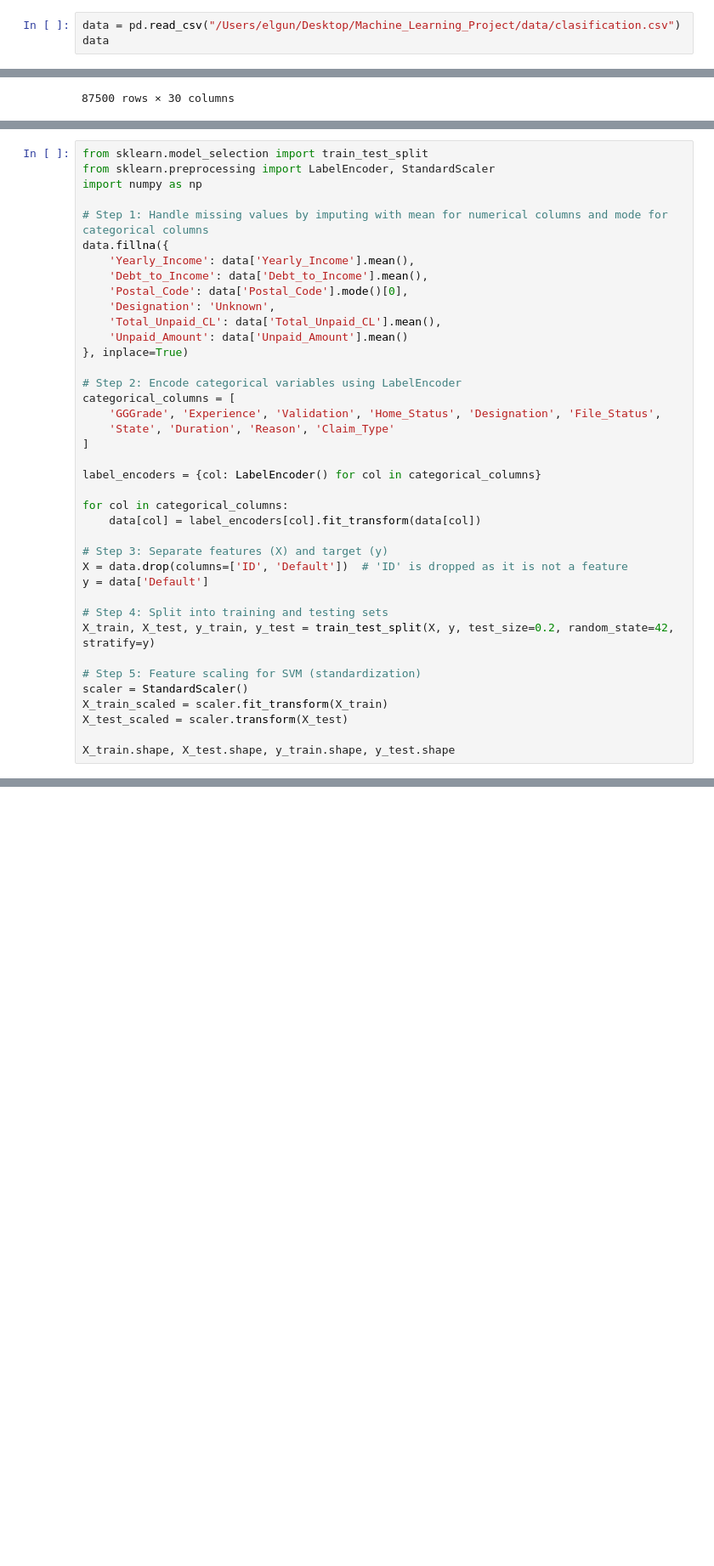
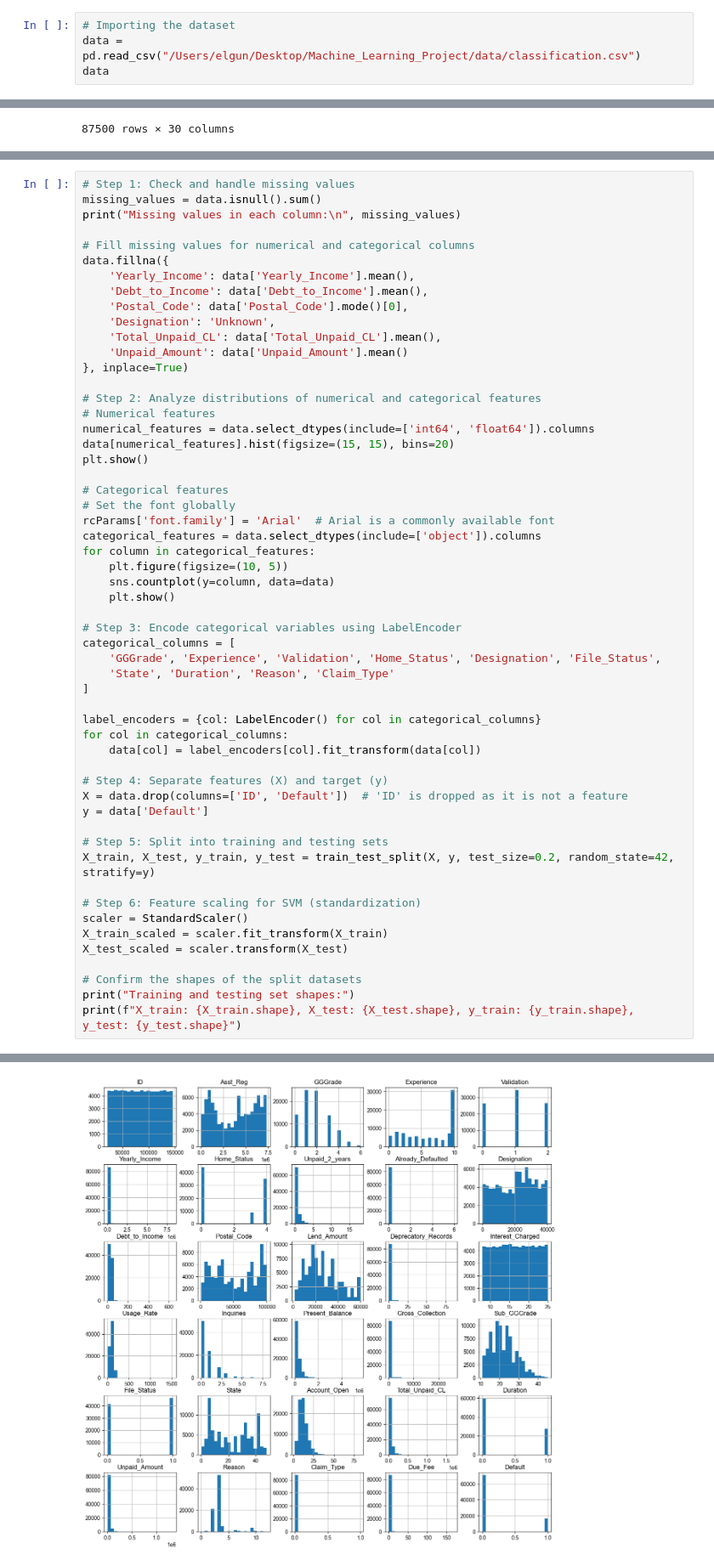
Before and after one commit to elgunismayil0v/Machine_Learning_Project, a Jupyter notebook: Machine_Learning_1/Clasification.ipynb, the cells around one changed output, grey strips where cells are left out. Shown at 85% size. Saved outputs shown, nothing was run; the diff lists cells and outputs as text; blank space fills up the shorter version.

```diff
--- a/Machine_Learning_1/Clasification.ipynb
+++ b/Machine_Learning_1/Clasification.ipynb
@@ -13,5 +42,6 @@ import matplotlib.pyplot as plt
 # %%
-data = pd.read_csv("/Users/elgun/Desktop/Machine_Learning_Project/data/clasification.csv")
+# Importing the dataset
+data = pd.read_csv("/Users/elgun/Desktop/Machine_Learning_Project/data/classification.csv")
 data
 # %% [output]
 |  | ID | Asst_Reg | GGGrade | Experience | Validation | Yearly_Income | Home_Status | Unpaid_2_years | ... |
@@ -96,9 +60,9 @@ For example, when doing 'df[col].method(value, inplace=True)', try using 'df.met
 # %%
-from sklearn.model_selection import train_test_split
-from sklearn.preprocessing import LabelEncoder, StandardScaler
-import numpy as np
+# Step 1: Check and handle missing values
+missing_values = data.isnull().sum()
+print("Missing values in each column:\n", missing_values)
 
-# Step 1: Handle missing values by imputing with mean for numerical columns and mode for categorical columns
+# Fill missing values for numerical and categorical columns
 data.fillna({
     'Yearly_Income': data['Yearly_Income'].mean(),
     'Debt_to_Income': data['Debt_to_Income'].mean(),
@@ -108,28 +72,44 @@ data.fillna({
     'Unpaid_Amount': data['Unpaid_Amount'].mean()
 }, inplace=True)
 
-# Step 2: Encode categorical variables using LabelEncoder
+# Step 2: Analyze distributions of numerical and categorical features
+# Numerical features
+numerical_features = data.select_dtypes(include=['int64', 'float64']).columns
+data[numerical_features].hist(figsize=(15, 15), bins=20)
+plt.show()
+
+# Categorical features
+# Set the font globally
+rcParams['font.family'] = 'Arial'  # Arial is a commonly available font
+categorical_features = data.select_dtypes(include=['object']).columns
+for column in categorical_features:
+    plt.figure(figsize=(10, 5))
+    sns.countplot(y=column, data=data)
+    plt.show()
+
+# Step 3: Encode categorical variables using LabelEncoder
 categorical_columns = [
     'GGGrade', 'Experience', 'Validation', 'Home_Status', 'Designation', 'File_Status',
     'State', 'Duration', 'Reason', 'Claim_Type'
 ]
 
 label_encoders = {col: LabelEncoder() for col in categorical_columns}
-
 for col in categorical_columns:
     data[col] = label_encoders[col].fit_transform(data[col])
 
-# Step 3: Separate features (X) and target (y)
+# Step 4: Separate features (X) and target (y)
 X = data.drop(columns=['ID', 'Default'])  # 'ID' is dropped as it is not a feature
 y = data['Default']
 
-# Step 4: Split into training and testing sets
+# Step 5: Split into training and testing sets
 X_train, X_test, y_train, y_test = train_test_split(X, y, test_size=0.2, random_state=42, stratify=y)
 
-# Step 5: Feature scaling for SVM (standardization)
+# Step 6: Feature scaling for SVM (standardization)
 scaler = StandardScaler()
 X_train_scaled = scaler.fit_transform(X_train)
 X_test_scaled = scaler.transform(X_test)
 
-X_train.shape, X_test.shape, y_train.shape, y_test.shape
+# Confirm the shapes of the split datasets
+print("Training and testing set shapes:")
+print(f"X_train: {X_train.shape}, X_test: {X_test.shape}, y_train: {y_train.shape}, y_test: {y_test.shape}")
 # %% [output]
@@ -136,0 +133 @@ X_train.shape, X_test.shape, y_train.shape, y_test.shape
+[figure, added]
```
Also changed, not shown: parts of 20 cells of this notebook, 3 other files.
